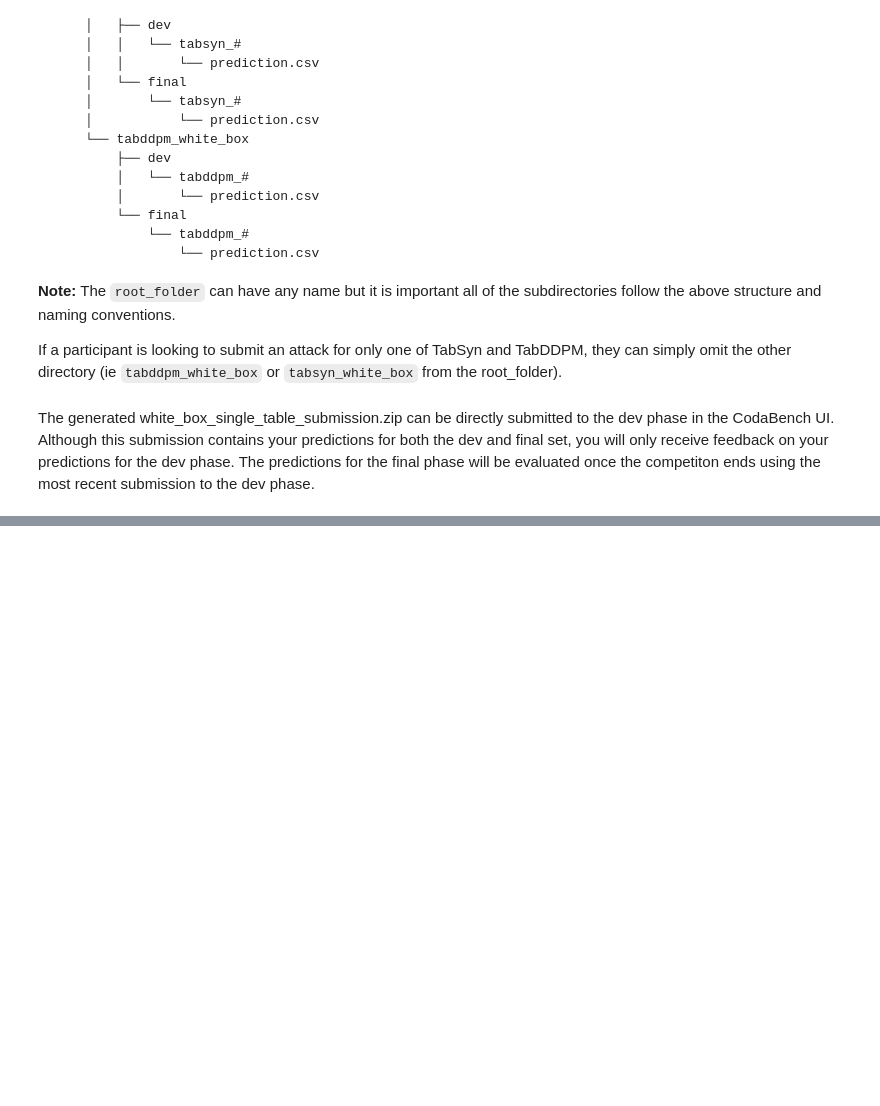
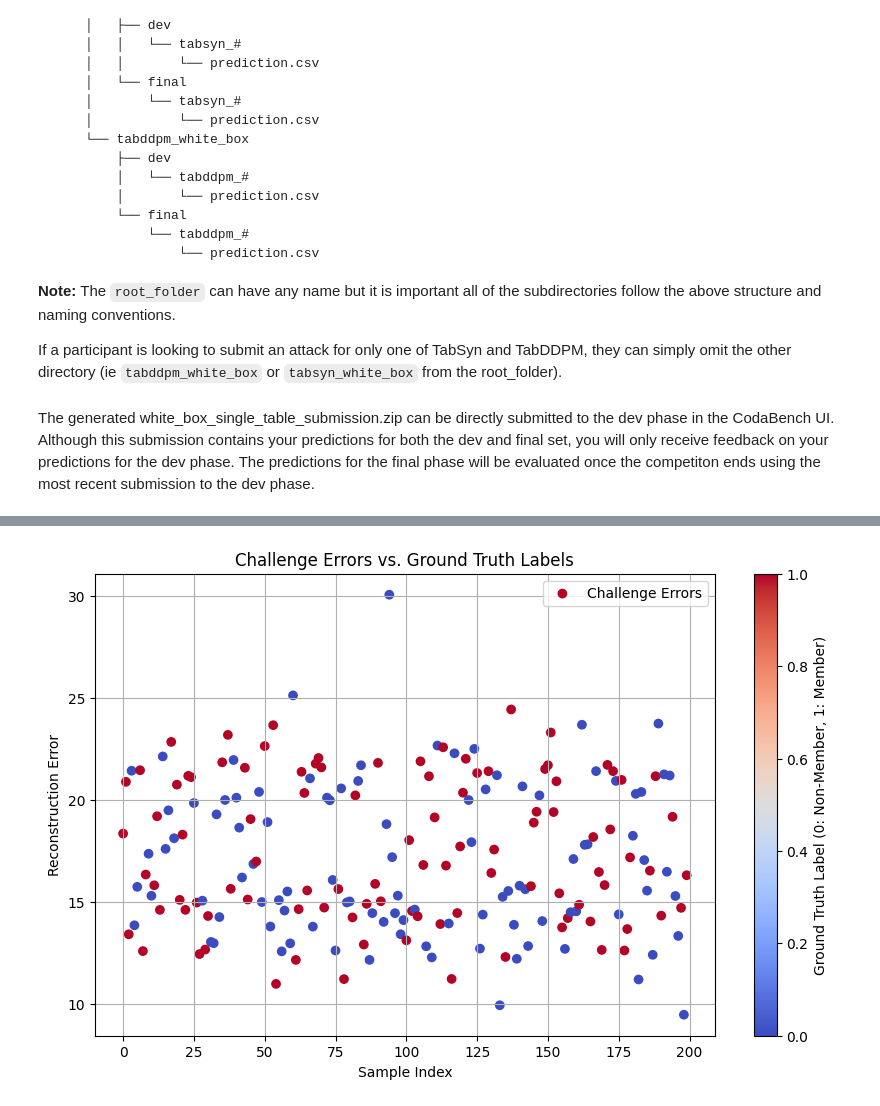
Before and after one commit to viditagg2005/MIDSTModels, a Jupyter notebook: starter_kits/whitebox_single_table.ipynb, the cells around one changed output, grey strips where cells are left out. Saved outputs shown, nothing was run; the diff lists cells and outputs as text; code cells hidden in the pictures; blank space fills up the shorter version.

```diff
--- a/starter_kits/whitebox_single_table.ipynb
+++ b/starter_kits/whitebox_single_table.ipynb
@@ -189,0 +860,19 @@ The generated white_box_single_table_submission.zip can be directly submitted to
+# %%
+import matplotlib.pyplot as plt
+
+# Assuming challenge_errors and challenge_ground_truth are available as tensors or numpy arrays
+challenge_errors = challenge_errors.cpu().numpy() if torch.is_tensor(challenge_errors) else challenge_errors
+challenge_ground_truth = challenge_ground_truth if isinstance(challenge_ground_truth, (list, np.ndarray)) else challenge_ground_truth.numpy()
+
+# Plot challenge errors with their ground truth labels
+plt.figure(figsize=(10, 6))
+plt.scatter(range(len(challenge_errors)), challenge_errors, c=challenge_ground_truth, cmap='coolwarm', label='Challenge Errors')
+plt.colorbar(label='Ground Truth Label (0: Non-Member, 1: Member)')
+plt.xlabel('Sample Index')
+plt.ylabel('Reconstruction Error')
+plt.title('Challenge Errors vs. Ground Truth Labels')
+plt.legend(['Challenge Errors'])
+plt.grid(True)
+plt.show()
+# %% [output]
+[figure, added]
```
Also changed, not shown: parts of 37 cells of this notebook.
